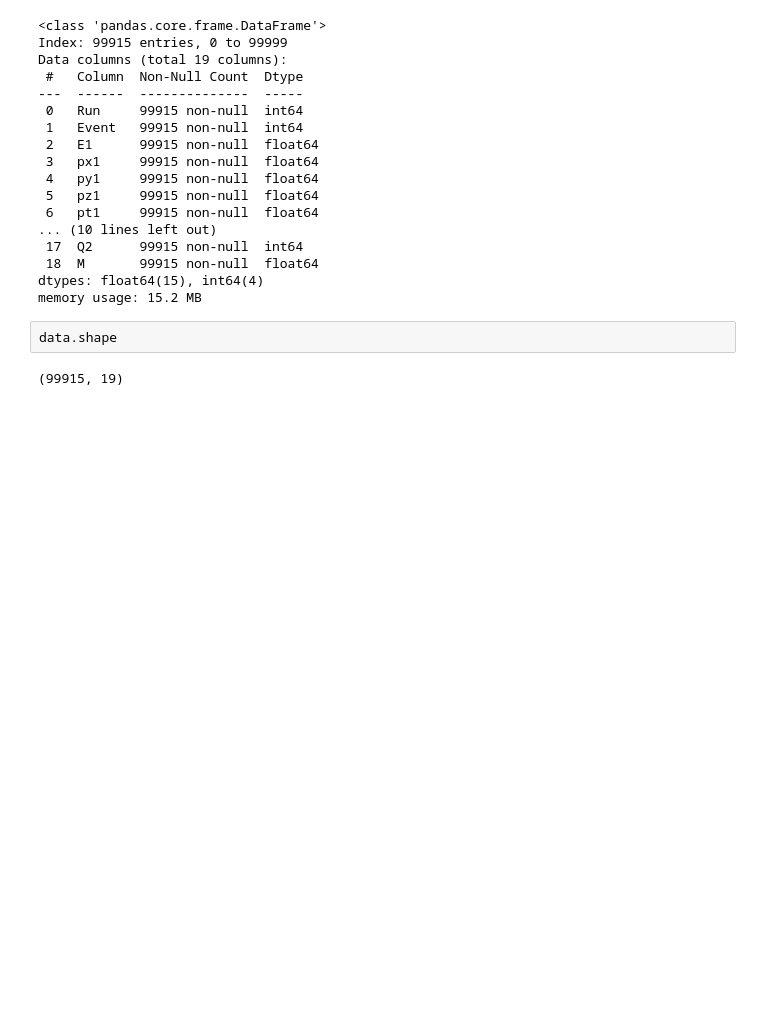
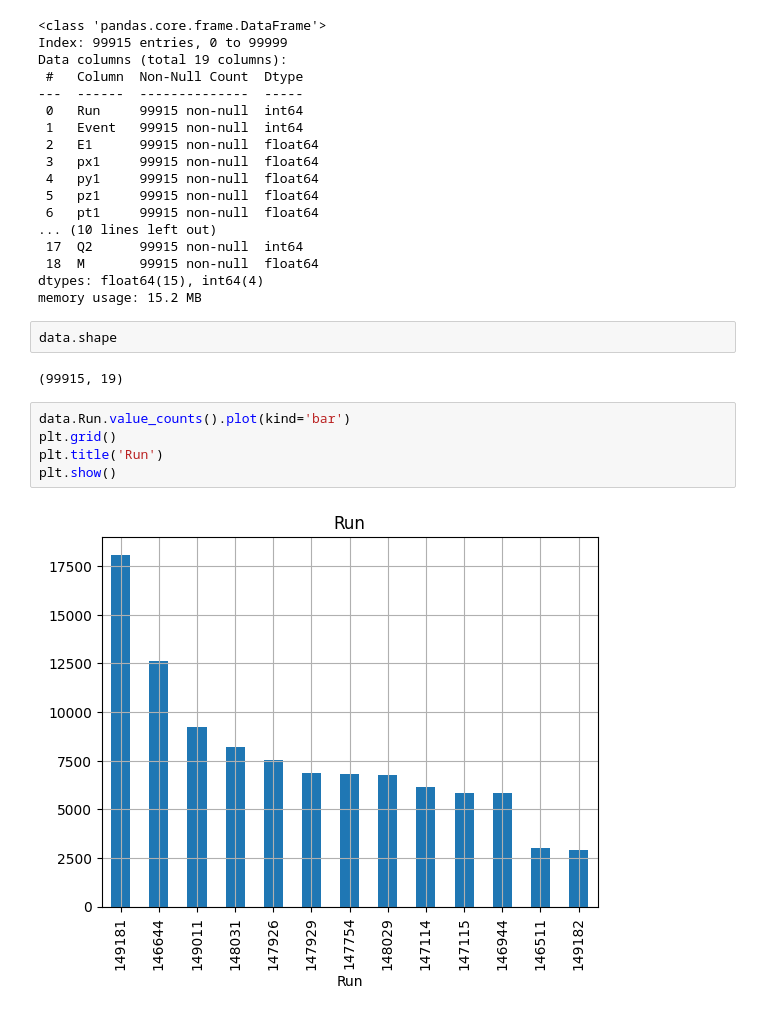
Before and after one commit to Isa1asN/cern-electron-collision-data-m-prediction, a Jupyter notebook: prediction.ipynb, the cells around one changed output. Drawn from its saved outputs; the diff is of its cells as text; blank space fills up the shorter version.

```diff
--- a/prediction.ipynb
+++ b/prediction.ipynb
@@ -126,3 +126,10 @@ memory usage: 15.2 MB
 data.shape
 # %% [output]
 (99915, 19)
+# %%
+data.Run.value_counts().plot(kind='bar')
+plt.grid()
+plt.title('Run')
+plt.show()
+# %% [output]
+[figure, added]
```
Also changed, not shown: parts of 1 cell of this notebook.
